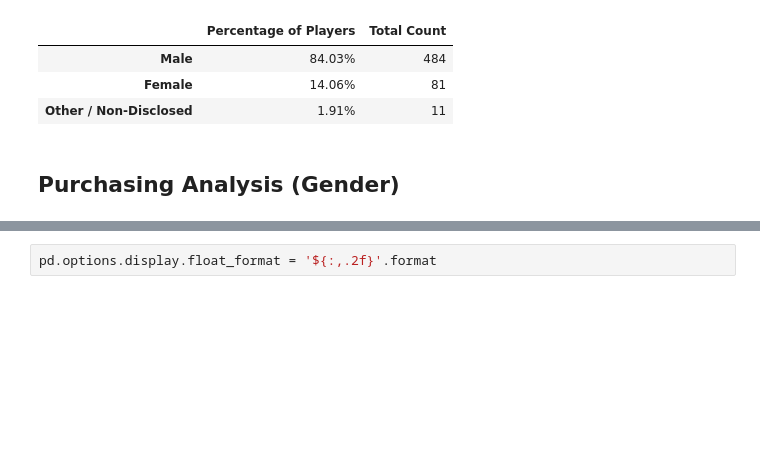
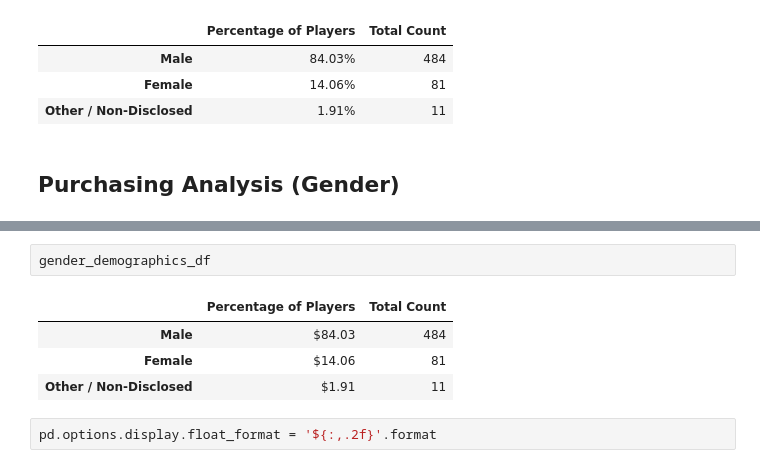
Before and after one commit to Chadwick-N/Pandas-Challenge, a Jupyter notebook: HeroesOfPymoli/HeroesOfPymoli_starter.ipynb, the cells around one changed output, grey strips where cells are left out. Drawn from its saved outputs; the diff is of its cells as text; blank space fills up the shorter version.

```diff
--- a/HeroesOfPymoli/HeroesOfPymoli_starter.ipynb
+++ b/HeroesOfPymoli/HeroesOfPymoli_starter.ipynb
@@ -98,3 +101,10 @@ avg_total_per_person = gender_purchase_total/gender_demographics_df['Total Count
+# %%
+gender_demographics_df
+# %% [output]
+|  | Percentage of Players | Total Count |
+| Male | $84.03 | 484 |
+| Female | $14.06 | 81 |
+| Other / Non-Disclosed | $1.91 | 11 |
 # %%
 pd.options.display.float_format = '${:,.2f}'.format
 # %%
```
Also changed, not shown: parts of 24 cells of this notebook.
